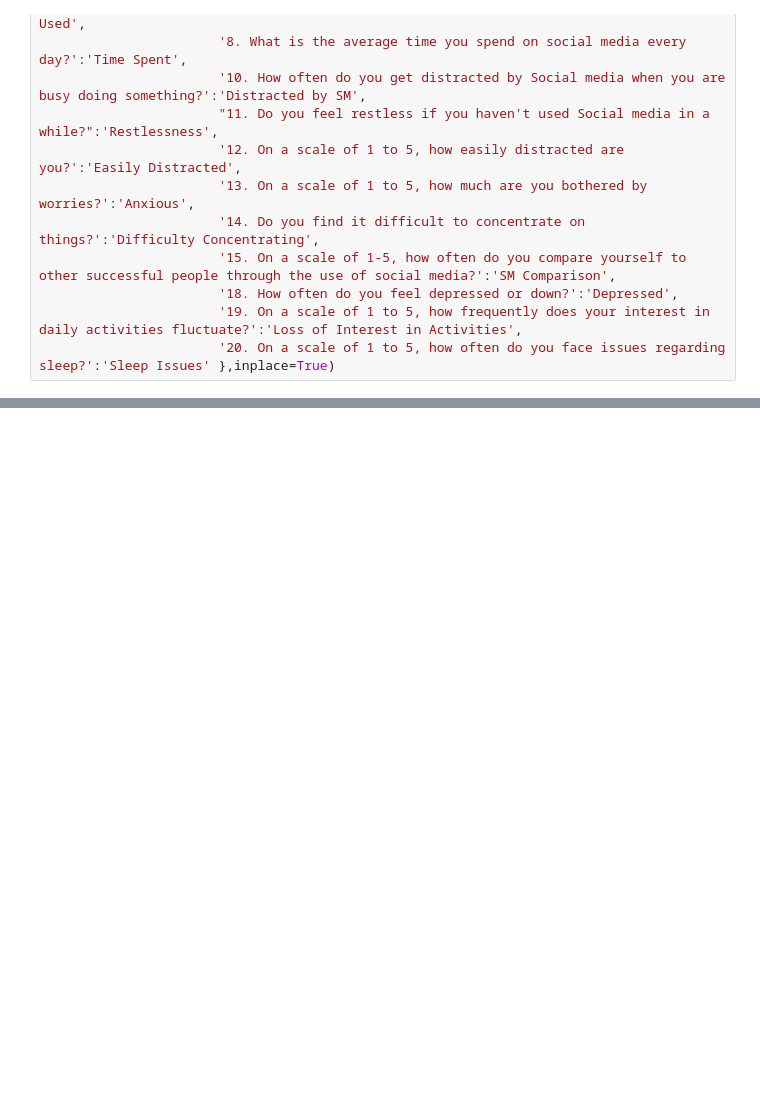
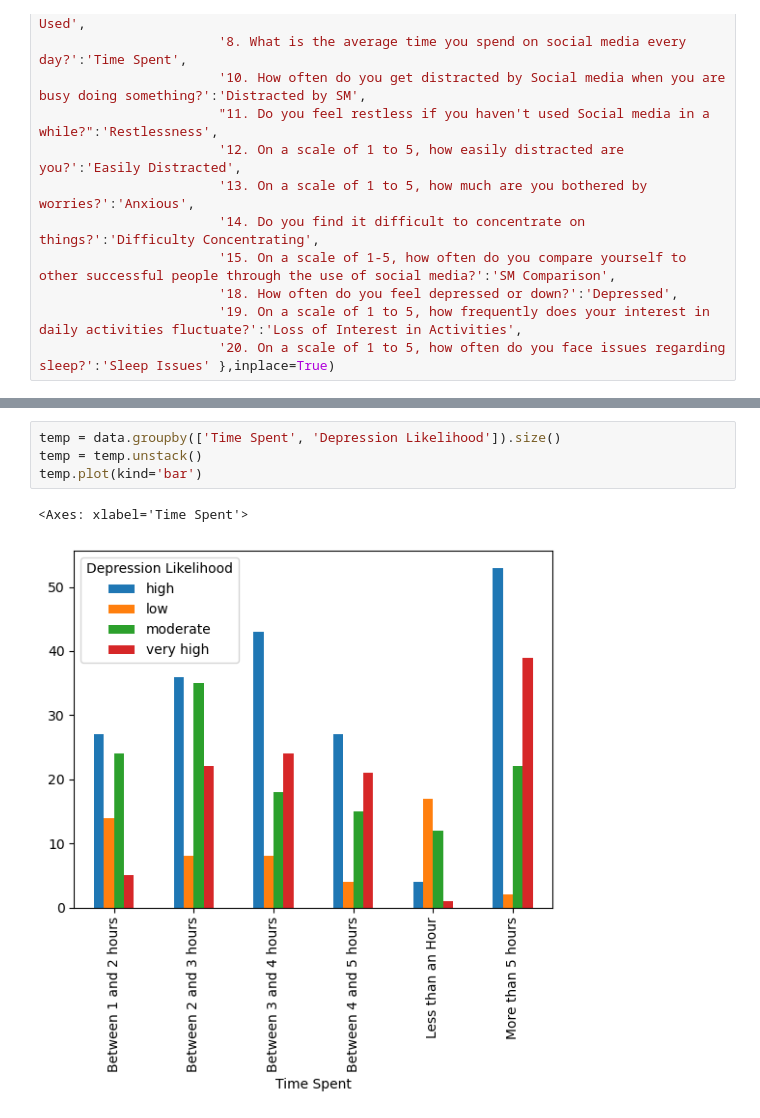
Before and after one commit to Michaelg-hub/social-media-and-mental-health, a Jupyter notebook: Social Media Use and Mental Health.ipynb, the cells around one changed output, grey strips where cells are left out. Cells and saved outputs as stored; diff of their text form; blank space fills up the shorter version.

```diff
--- a/Social Media Use and Mental Health.ipynb
+++ b/Social Media Use and Mental Health.ipynb
@@ -157,0 +203,7 @@ Now that the levels of our participants' depression and anxiety are quantified,
+# %%
+temp = data.groupby(['Time Spent', 'Depression Likelihood']).size()
+temp = temp.unstack()
+temp.plot(kind='bar')
+# %% [output]
+<Axes: xlabel='Time Spent'>
+[figure, added]
```
Also changed, not shown: parts of 13 cells of this notebook.
